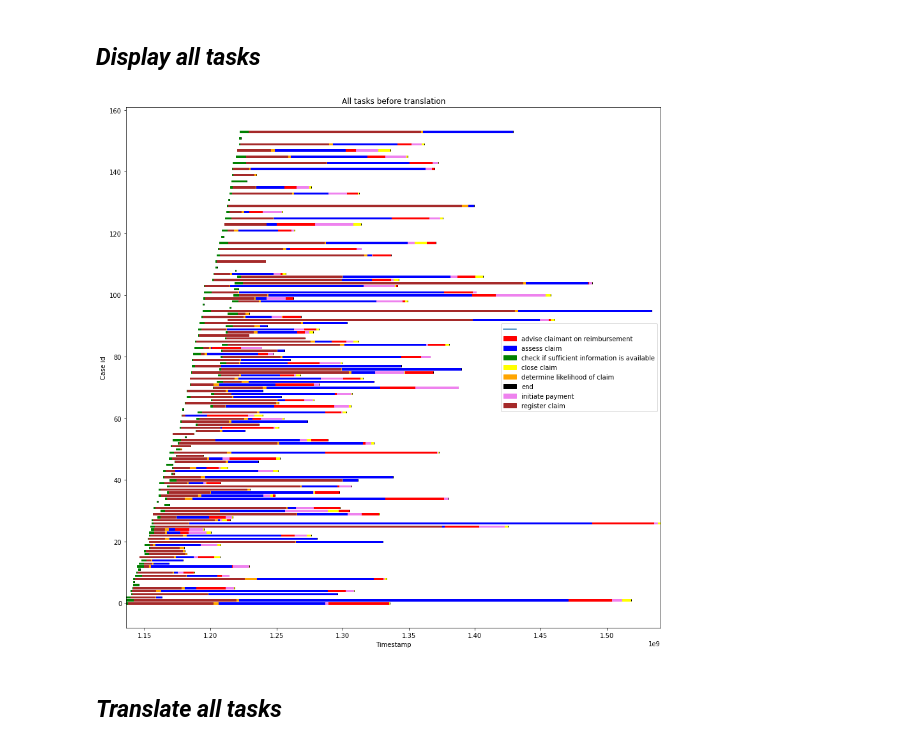
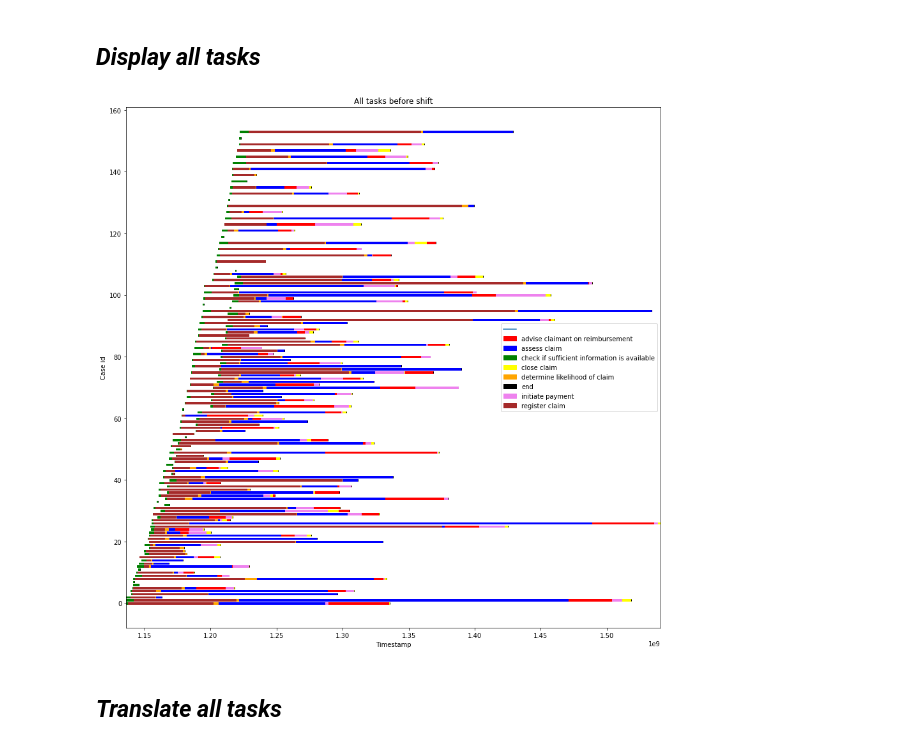
Before and after one commit to Sroka-Bartosz/Allen-fuzzy-logs-relation-analysis, a Jupyter notebook: allens_interval_algebra.ipynb, the cells around one changed output. Drawn from its saved outputs; the diff is of its cells as text; code cells hidden in the pictures.

```diff
--- a/allens_interval_algebra.ipynb
+++ b/allens_interval_algebra.ipynb
@@ -65,32 +65,32 @@ el_df_cleaned.head()
 # %%
 def display_all_tasks(df: pd.DataFrame, title: str) -> None:
   _, ax = plt.subplots(figsize=(15, 15))
   ax.plot([0, 10], [0, 10])
   colors_mapping = {"advise claimant on reimbursement": "red", "assess claim": "blue",
                     "check if sufficient information is available": "green",
                     "close claim": "yellow", "determine likelihood of claim": "orange",
                     "end": "black", "initiate payment": "violet", "register claim": "brown"}
 
   for i in range(len(df)):
     case_id = int(df["case_id"][i])
     task_name = df["task_name"][i]
     start_ts = df["start_ts"][i]
     interval_ts = df["interval_ts"][i]
     color = colors_mapping[task_name]
     ax.add_patch(Rectangle((start_ts, case_id - 0.25), interval_ts, 0.5, color=color))
 
   plt.xlim([df["start_ts"].min(), df["start_ts"].max()])
   plt.legend(["", "advise claimant on reimbursement", "assess claim",
               "check if sufficient information is available", "close claim",
               "determine likelihood of claim", "end", "initiate payment",
               "register claim"])
   plt.xlabel("Timestamp"), plt.ylabel("Case id")
   plt.title(title)
   plt.show()
 
 
-display_all_tasks(el_df_cleaned, "All tasks before translation")
+display_all_tasks(el_df_cleaned.copy(), "All tasks before shift")
 # %% [output]
-[figure, old version]
+[figure, new version]
 # %% [markdown]
 ## ***Translate all tasks***
```
Also changed, not shown: parts of 3 cells of this notebook.
